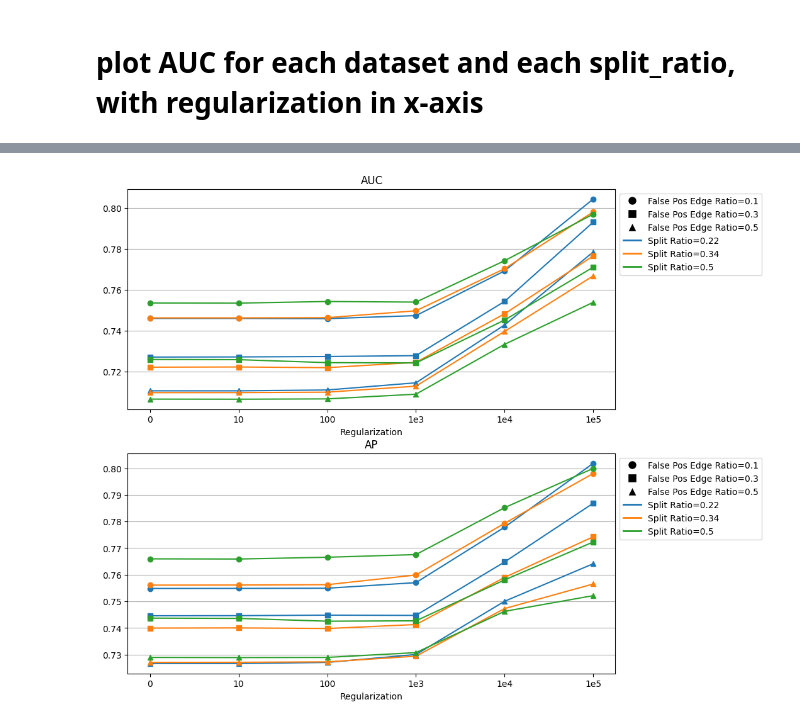
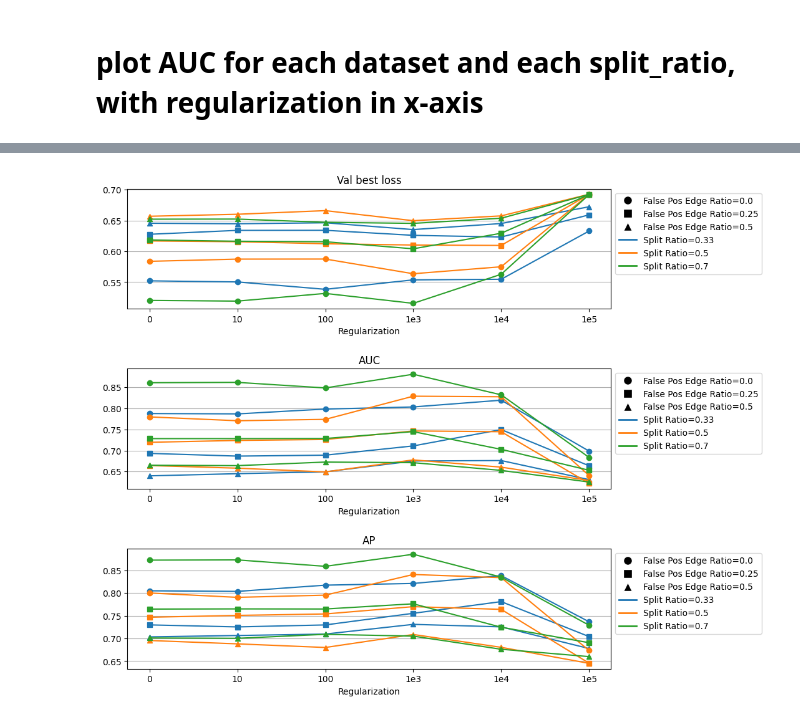
Before and after one commit to FDUguchunhui/latent-space-constraint-GNN, a Jupyter notebook: notebook/analysis/aggregation.ipynb, the cells around one changed output, grey strips where cells are left out. Cells and saved outputs as stored; diff of their text form; code cells hidden in the pictures.

```diff
--- a/notebook/analysis/aggregation.ipynb
+++ b/notebook/analysis/aggregation.ipynb
@@ -11,8 +11,8 @@ import matplotlib.pyplot as plt
 /Users/cgu3/Documents/conditional-graph-variational-autoencoder
 '/Users/cgu3/Documents/conditional-graph-variational-autoencoder'
 # %%
-# df = pd.read_json('results/results2.json', lines=True)
-df = pd.read_json('results/final_cora_results.json', lines=True)
+df = pd.read_json('results/results2.json', lines=True)
+# df = pd.read_json('results/final_cora_results.json', lines=True)
 # df = pd.read_json('results/final_citeseer_results.json', lines=True)
 # round df['false_pos_edge_ratio'] to 1 decimal
 df['false_pos_edge_ratio'] = df['false_pos_edge_ratio'].round(2)
@@ -20,6 +36,6 @@ df['split_ratio'] = df['split_ratio'].round(2)
 # %%
 # calculate mean and std for auc and ap group by dataset and split_ratio
-df_agg = df.groupby(['dataset', 'split_ratio', 'false_pos_edge_ratio', 'add_input_edges_to_output', 'regularization']).agg({'AUC': ['mean', 'std'], 'AP': ['mean', 'std'], 'execution_time': ['mean', 'std'], 'best_epochs': 'mean'})
+df_agg = df.groupby(['dataset', 'split_ratio', 'false_pos_edge_ratio', 'add_input_edges_to_output', 'regularization']).agg({'val_best_loss':['mean', 'std'], 'AUC': ['mean', 'std'], 'AP': ['mean', 'std'], 'execution_time': ['mean', 'std'], 'best_epochs': 'mean'})
 # ungroup the index
 df_agg = df_agg.reset_index()
 # combine name use '_' if it has multiple levels
@@ -104,7 +107,7 @@ seeds = df['seed'].unique()
 for seed in seeds:
     df_current = df[(df['seed'] == seed) & (df['split_ratio'] == split_ratio) & (df['false_pos_edge_ratio'] == false_pos_edge_ratio) & (df['add_input_edges_to_output'] == False)]
     ax.plot([0, 1, 2, 3, 4, 5], df_current['AUC'],
-               label=f'dataset={dataset}, split={split}, false_pos_edge={false_pos_edge_ratio}, seed={seed}')
+               label=f'dataset={dataset}, split={split_ratio}, false_pos_edge={false_pos_edge_ratio}, seed={seed}')
 ax.set_xticks([0, 1, 2, 3, 4, 5])
 ax.set_xticklabels(['0', '10', '100', '1e3', '1e4', '1e5'])
 ax.set_xlabel('Regularization')
@@ -120,60 +178,52 @@ df_agg[(df_agg['split_ratio'] == split_ratio) & (df_agg['false_pos_edge_ratio']
 # %%
 import matplotlib.pyplot as plt
 import matplotlib.colors as mcolors
+from matplotlib.lines import Line2D
 
-fig, ax = plt.subplots(2, 1, figsize=(10, 10))
+fig, ax = plt.subplots(3, 1, figsize=(10, 10))
 
-# Define a list of markers
-markers = ['o', 's', '^', '<', '>', 's', 'p', '*', 'h', 'H', '+', 'x', 'D', 'd', '|', '_']
+# Define markers and colors
+markers = ['o', 's', '^', '<', '>', 'p', '*', 'h', 'H', '+', 'x', 'D', 'd', '|', '_']
+colors = list(mcolors.TABLEAU_COLORS.keys())
 
-# Create a color map
-colors = list(mcolors.TABLEAU_COLORS.keys())
 split_ratios = df_agg['split_ratio'].unique()
+false_pos_edge_ratios = df_agg['false_pos_edge_ratio'].unique()
+
 color_map = {split_ratio: colors[i % len(colors)] for i, split_ratio in enumerate(split_ratios)}
-
-# Create a marker map
-false_pos_edge_ratios = df_agg['false_pos_edge_ratio'].unique()
 marker_map = {false_pos_edge_ratio: markers[i % len(markers)] for i, false_pos_edge_ratio in enumerate(false_pos_edge_ratios)}
 
-# plot for different split_ratio and false_pos_edge_ratio
+# Plot for different split_ratio and false_pos_edge_ratio
 for split_ratio in split_ratios:
     for false_pos_edge_ratio in false_pos_edge_ratios:
         df_current = df_agg[(df_agg['split_ratio'] == split_ratio) & (df_agg['false_pos_edge_ratio'] == false_pos_edge_ratio)]
-        # plot AUC
-        ax[0].plot([0, 1, 2, 3, 4, 5], df_current['AUC_mean'],
-                   label=f'split_ratio={split_ratio}, false_pos_edge_ratio={false_pos_edge_ratio}',
-                   marker=marker_map[false_pos_edge_ratio], color=color_map[split_ratio])
-        # add error bar
-        ax[0].set_xticks([0, 1, 2, 3, 4, 5])
-        ax[0].grid(axis='y')
-        ax[0].set_xticklabels(['0', '10', '100', '1e3', '1e4', '1e5'])
-        ax[0].set_xlabel('Regularization')
-        ax[0].set_title('AUC')
 
-        # plot AP
-        ax[1].plot([0, 1, 2, 3, 4, 5], df_current['AP_mean'],
-                   label=f'split_ratio={split_ratio}, false_pos_edge_ratio={false_pos_edge_ratio}',
-                   marker=marker_map[false_pos_edge_ratio], color=color_map[split_ratio])
-        ax[1].grid(axis='y')
-        ax[1].set_xticks([0, 1, 2, 3, 4, 5])
-        ax[1].set_xticklabels(['0', '10', '100', '1e3', '1e4', '1e5'])
-        ax[1].set_xlabel('Regularization')
-        ax[1].set_title('AP')
+        for i, metric in enumerate(['val_best_loss_mean', 'AUC_mean', 'AP_mean']):
+            ax[i].plot([0, 1, 2, 3, 4, 5], df_current[metric],
+                       label=f'split_ratio={split_ratio}, false_pos_edge_ratio={false_pos_edge_ratio}',
+                       marker=marker_map[false_pos_edge_ratio], color=color_map[split_ratio])
+            ax[i].set_xticks([0, 1, 2, 3, 4, 5])
+            ax[i].set_xticklabels(['0', '10', '100', '1e3', '1e4', '1e5'])
+            ax[i].set_xlabel('Regularization')
+            ax[i].grid(axis='y')
+
+        ax[0].set_title('Val best loss')
+        ax[1].set_title('AUC')
+        ax[2].set_title('AP')
+
+# Adjust space between plots
+plt.subplots_adjust(hspace=0.5)
 
 # Create a custom legend
-from matplotlib.lines import Line2D
-# Create a custom legend
-from matplotlib.lines import Line2D
 legend_elements = [Line2D([0], [0], marker=marker_map[false_pos_edge_ratio], color='w', label=f'False Pos Edge Ratio={false_pos_edge_ratio}',
                           markerfacecolor='k', markersize=10) for false_pos_edge_ratio in false_pos_edge_ratios] + \
                   [Line2D([0], [0], color=color_map[split_ratio], lw=2, label=f'Split Ratio={split_ratio}') for split_ratio in split_ratios]
-ax[0].legend(handles=legend_elements, loc='upper left', bbox_to_anchor=(1, 1))
-ax[1].legend(handles=legend_elements, loc='upper left', bbox_to_anchor=(1, 1))
+for a in ax:
+    a.legend(handles=legend_elements, loc='upper left', bbox_to_anchor=(1, 1))
 
-# save above plot as a figure
+# Save the plot as a figure
 fig.savefig('figures/pubmed_auc_ap.png', bbox_inches='tight', dpi=300)
 # %% [output]
-[figure, old version]
+[figure, new version]
 # %%
 
 df_agg_current = df_agg[(df_agg['dataset'] == dataset) & (df_agg['split_ratio'] == split_ratio) & (df_agg['false_pos_edge_ratio'] == false_pos_edge_ratio)]
```
Also changed, not shown: parts of 11 cells of this notebook, 3 other files.
